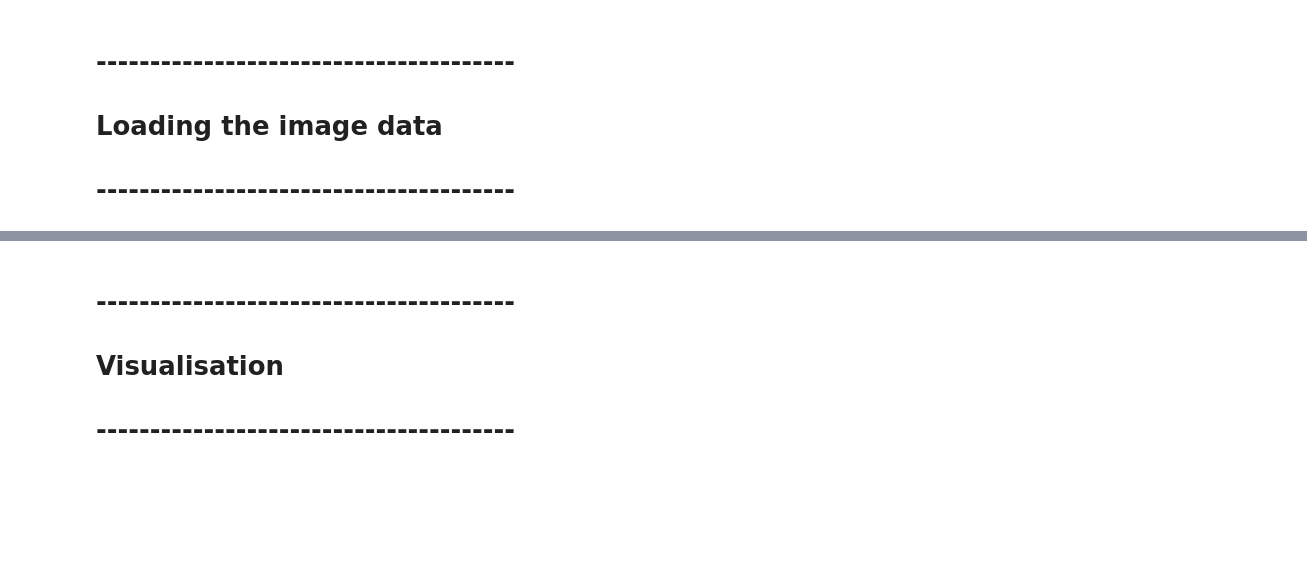
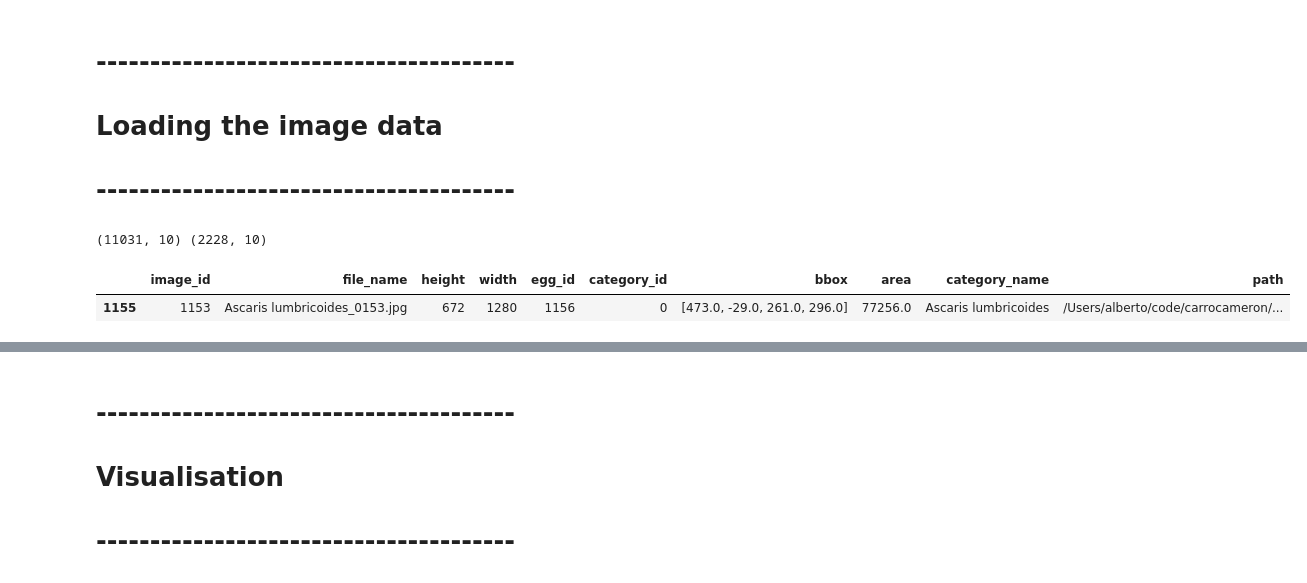
Before and after one commit to carrocameron/egg_hunt, a Jupyter notebook: notebooks/preprocessing_test.ipynb, the cells around one changed output, grey strips where cells are left out. Cells and saved outputs as stored; diff of their text form; code cells hidden in the pictures; blank space fills up the shorter version.

```diff
--- a/notebooks/preprocessing_test.ipynb
+++ b/notebooks/preprocessing_test.ipynb
@@ -22,9 +25,13 @@ from egg_hunt.preprocessing import (load_split, load_image, crop_egg,
 # %%
 # [2] Load the data
 train_df = load_split(RAW_DATA / "train/train_labels.json", RAW_DATA / "train/train_data")
 test_df  = load_split(RAW_DATA / "test/test_labels.json",   RAW_DATA / "test/test_data")
 print(train_df.shape, test_df.shape)
-train_df.head(3)
+train_df[train_df['file_name'] == 'Ascaris lumbricoides_0153.jpg']
+# %% [output]
+(11031, 10) (2228, 10)
+|  | image_id | file_name | height | width | egg_id | category_id | bbox | area | category_name | path |
+| 1155 | 1153 | Ascaris lumbricoides_0153.jpg | 672 | 1280 | 1156 | 0 | [473.0, -29.0, 261.0, 296.0] | 77256.0 | Ascaris lumbricoides | /Users/alberto/code/carrocameron/... |
 # %%
 # [3] CLASS_NAMES in config.py must match the categories in the JSON
 json_names = (train_df[["category_id", "category_name"]]
```
Also changed, not shown: parts of 10 cells of this notebook.
